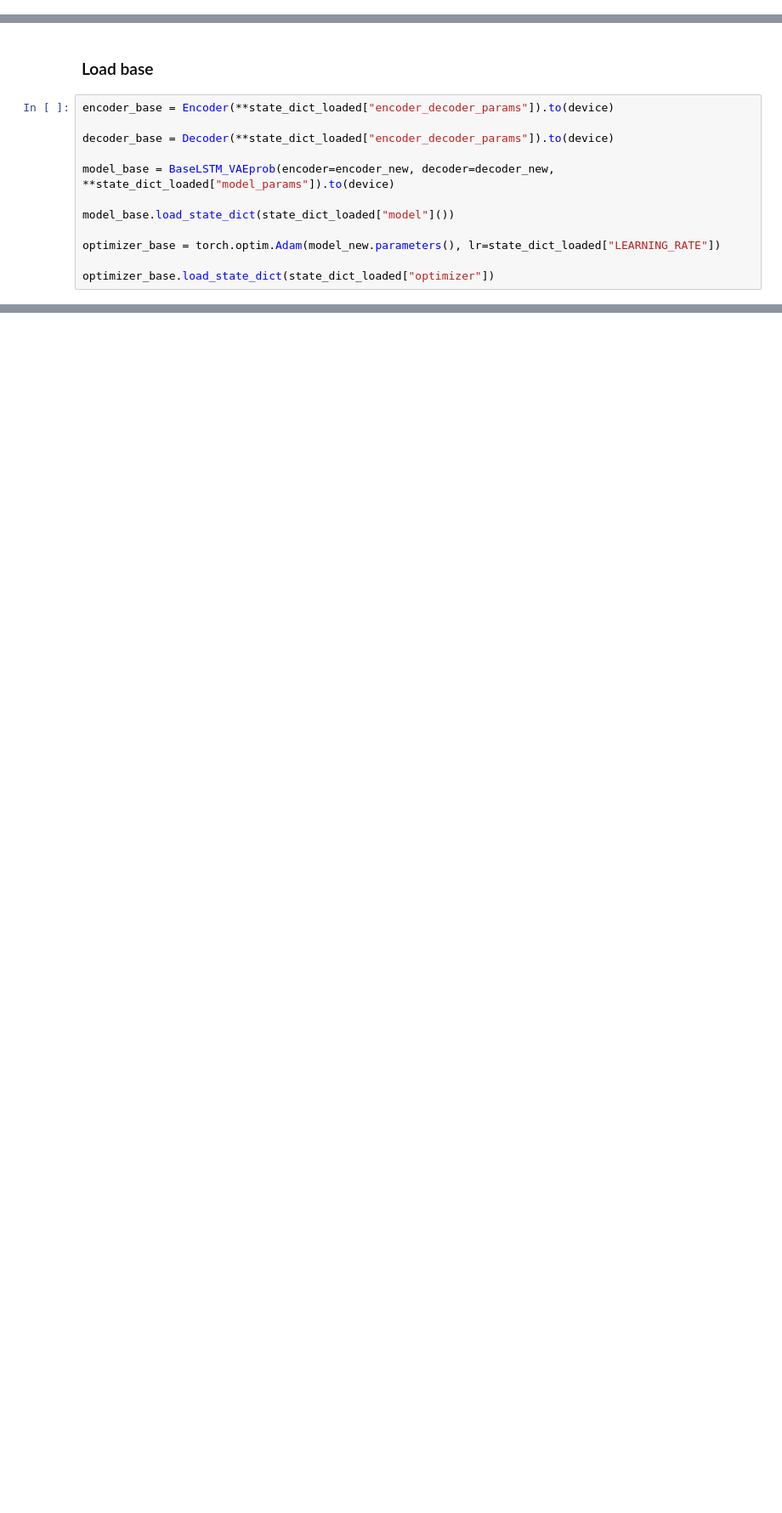
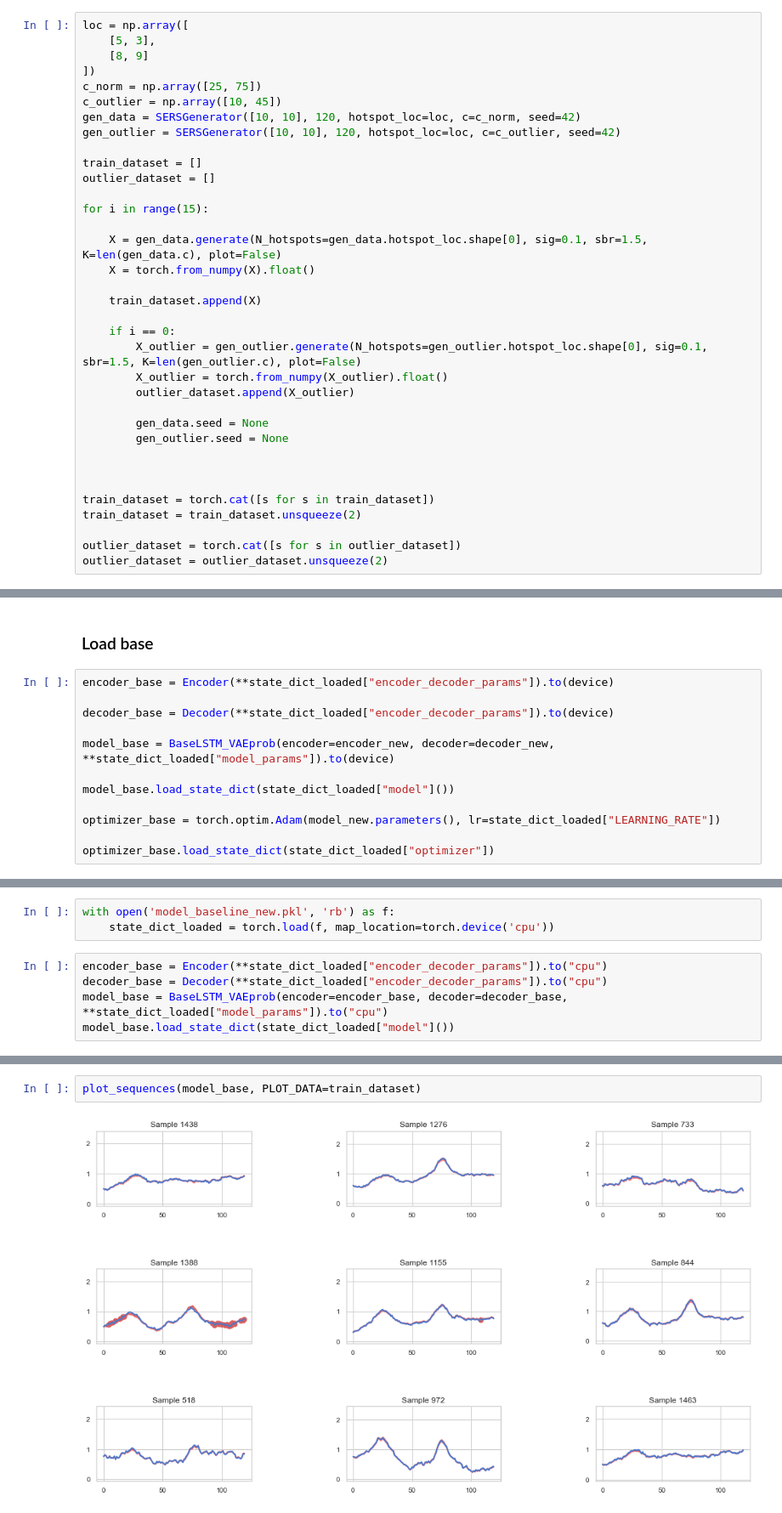
Before and after one commit to AugustSchreyer/02460_Advanced_ML, a Jupyter notebook: Model Comparison simulated.ipynb, the cells around one changed output, grey strips where cells are left out. Shown at 85% size. Drawn from its saved outputs; the diff is of its cells as text; blank space fills up the shorter version.

Commit message:
added baseline loading

```diff
--- a/Model Comparison simulated.ipynb
+++ b/Model Comparison simulated.ipynb
@@ -32,3 +38,38 @@ device = torch.device("cuda:0" if torch.cuda.is_available() else "cpu")
+# %%
+loc = np.array([
+    [5, 3],
+    [8, 9]
+])
+c_norm = np.array([25, 75])
+c_outlier = np.array([10, 45])
+gen_data = SERSGenerator([10, 10], 120, hotspot_loc=loc, c=c_norm, seed=42)
+gen_outlier = SERSGenerator([10, 10], 120, hotspot_loc=loc, c=c_outlier, seed=42)
+
+train_dataset = []
+outlier_dataset = []
+
+for i in range(15):
+
+    X = gen_data.generate(N_hotspots=gen_data.hotspot_loc.shape[0], sig=0.1, sbr=1.5, K=len(gen_data.c), plot=False)
+    X = torch.from_numpy(X).float()
+
+    train_dataset.append(X)
+
+    if i == 0:
+        X_outlier = gen_outlier.generate(N_hotspots=gen_outlier.hotspot_loc.shape[0], sig=0.1, sbr=1.5, K=len(gen_outlier.c), plot=False)
+        X_outlier = torch.from_numpy(X_outlier).float()
+        outlier_dataset.append(X_outlier)
+
+        gen_data.seed = None
+        gen_outlier.seed = None
+
+
+
+train_dataset = torch.cat([s for s in train_dataset])
+train_dataset = train_dataset.unsqueeze(2)
+
+outlier_dataset = torch.cat([s for s in outlier_dataset])
+outlier_dataset = outlier_dataset.unsqueeze(2)
 # %% [markdown]
 ### Load NS
 # %%
@@ -156,0 +313,8 @@ optimizer_base.load_state_dict(state_dict_loaded["optimizer"])
+# %%
+with open('model_baseline_new.pkl', 'rb') as f:
+    state_dict_loaded = torch.load(f, map_location=torch.device('cpu'))
+# %%
+encoder_base = Encoder(**state_dict_loaded["encoder_decoder_params"]).to("cpu")
+decoder_base = Decoder(**state_dict_loaded["encoder_decoder_params"]).to("cpu")
+model_base = BaseLSTM_VAEprob(encoder=encoder_base, decoder=decoder_base, **state_dict_loaded["model_params"]).to("cpu")
+model_base.load_state_dict(state_dict_loaded["model"]())
@@ -156,0 +323,4 @@ optimizer_base.load_state_dict(state_dict_loaded["optimizer"])
+# %%
+plot_sequences(model_base, PLOT_DATA=train_dataset)
+# %% [output]
+[figure, added]
```
Also changed, not shown: parts of 5 cells of this notebook.
